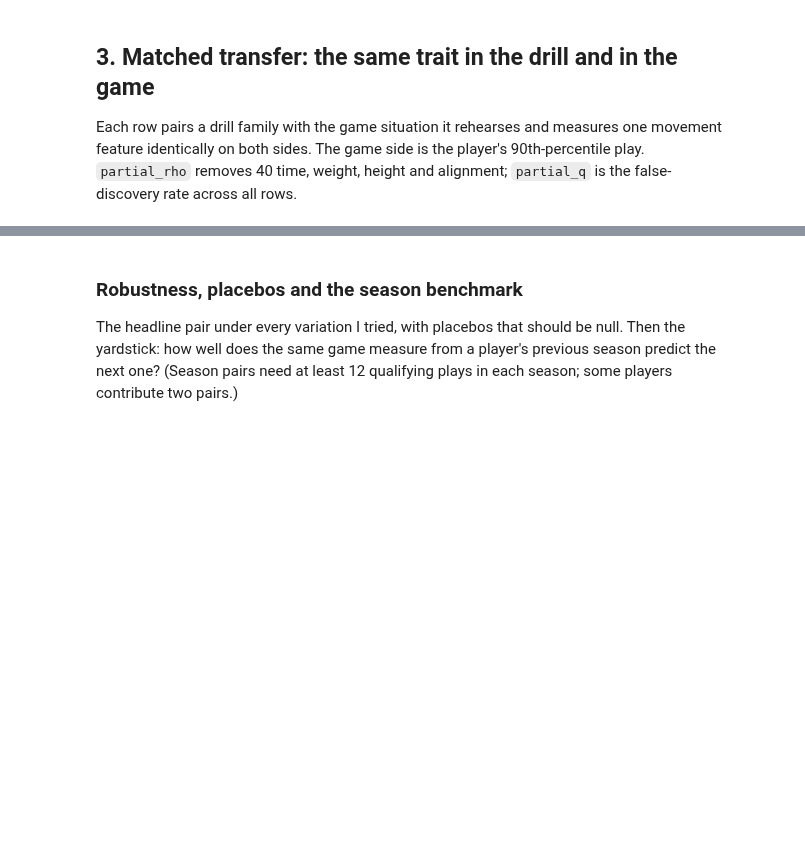
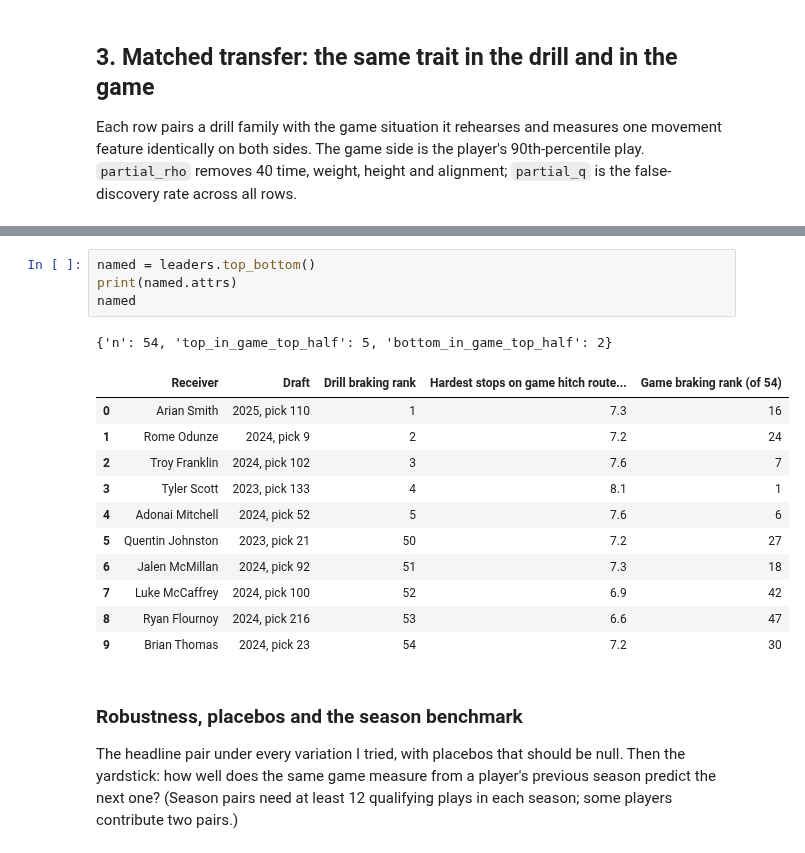
Before and after one commit to alexanderschatzberg/nfl-big-data-bowl-2027, a Jupyter notebook: report/notebook.ipynb, the cells around one changed output, grey strips where cells are left out. Saved outputs shown, nothing was run; the diff lists cells and outputs as text; blank space fills up the shorter version.

```diff
--- a/report/notebook.ipynb
+++ b/report/notebook.ipynb
@@ -120,3 +124,20 @@ transfer.sort_values("partial_p")
+# %%
+named = leaders.top_bottom()
+print(named.attrs)
+named
+# %% [output]
+{'n': 54, 'top_in_game_top_half': 5, 'bottom_in_game_top_half': 2}
+|  | Receiver | Draft | Drill braking rank | Hardest stops on game hitch route... | Game braking rank (of 54) |
+| 0 | Arian Smith | 2025, pick 110 | 1 | 7.3 | 16 |
+| 1 | Rome Odunze | 2024, pick 9 | 2 | 7.2 | 24 |
+| 2 | Troy Franklin | 2024, pick 102 | 3 | 7.6 | 7 |
+| 3 | Tyler Scott | 2023, pick 133 | 4 | 8.1 | 1 |
+| 4 | Adonai Mitchell | 2024, pick 52 | 5 | 7.6 | 6 |
+| 5 | Quentin Johnston | 2023, pick 21 | 50 | 7.2 | 27 |
+| 6 | Jalen McMillan | 2024, pick 92 | 51 | 7.3 | 18 |
+| 7 | Luke McCaffrey | 2024, pick 100 | 52 | 6.9 | 42 |
+| 8 | Ryan Flournoy | 2024, pick 216 | 53 | 6.6 | 47 |
+| 9 | Brian Thomas | 2024, pick 23 | 54 | 7.2 | 30 |
 # %% [markdown]
 ### Robustness, placebos and the season benchmark
 
```
Also changed, not shown: parts of 16 cells of this notebook, 17 other files.
